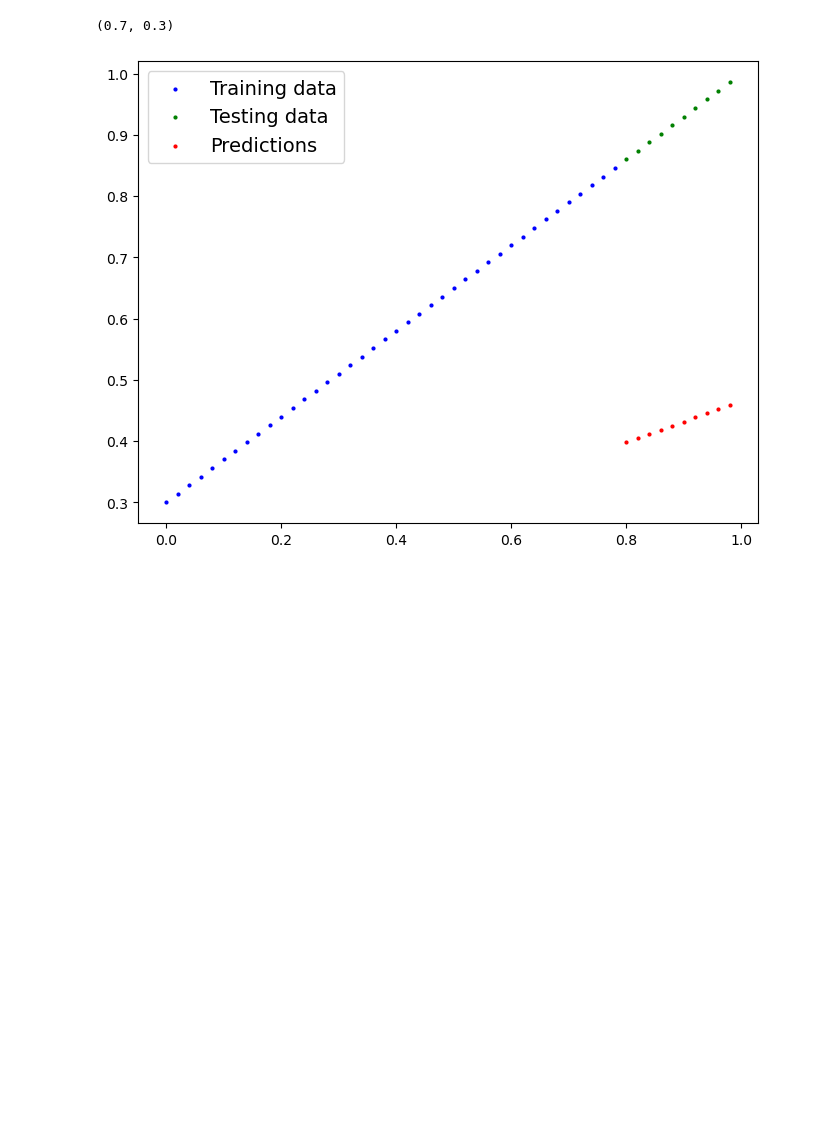
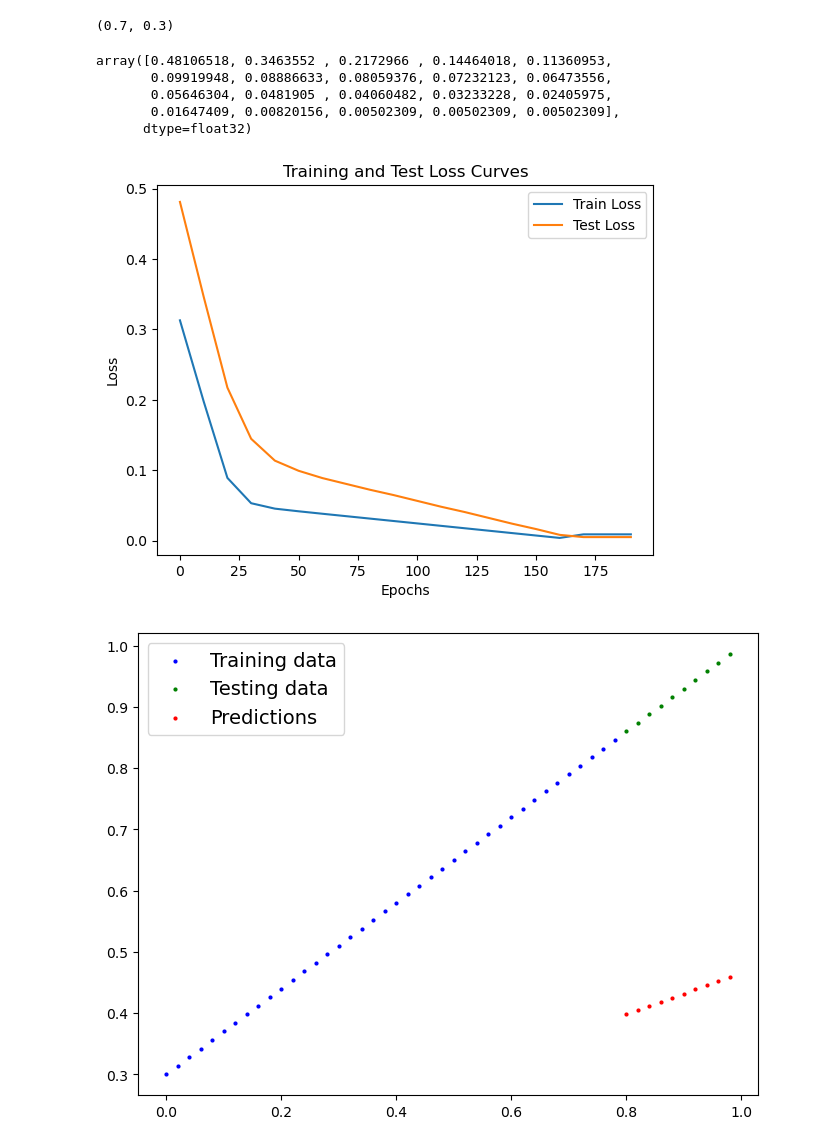
Before and after one commit to aditya040891/learning-pytorch, a Jupyter notebook: 01_pytorch_workflow.ipynb, the cells around one changed output. Drawn from its saved outputs; the diff is of its cells as text; code cells hidden in the pictures; blank space fills up the shorter version.

```diff
--- a/01_pytorch_workflow.ipynb
+++ b/01_pytorch_workflow.ipynb
@@ -440,7 +440,12 @@ AttributeError: __enter__
 # %%
 torch.manual_seed(42)
 # An epoch is one loop through the data ... (this is a hyper parameter because we have set it ourselves)
-epochs = 100
+epochs = 200
+
+# Track different values
+epoch_count = []
+loss_values = []
+test_loss_values = []
 
 ### Training
 # 0. Loop through the data
@@ -476,7 +481,10 @@ for epoch in range(epochs):
 
     # Print out what happened
     if epoch % 10 == 0:
-        print(f"Epoch: {epoch} | Test: {loss} | Test Loss: {test_loss}")
+        epoch_count.append(epoch)
+        loss_values.append(loss)
+        test_loss_values.append(test_loss)
+        print(f"Epoch: {epoch} | Loss: {loss} | Test Loss: {test_loss}")
         # Print out model state_dict()
         print(f"Weight: {model_0.state_dict()['weights'][0]:.3f} Bias: {model_0.state_dict()['bias'][0]:.3f}")
 # %% [output]
@@ -504,3 +514,22 @@ weight, bias # original values
+# %%
+torch.tensor(loss_values).detach().numpy()
+# %% [output]
+array([0.48106518, 0.3463552 , 0.2172966 , 0.14464018, 0.11360953,
+       0.09919948, 0.08886633, 0.08059376, 0.07232123, 0.06473556,
+       0.05646304, 0.0481905 , 0.04060482, 0.03233228, 0.02405975,
+       0.01647409, 0.00820156, 0.00502309, 0.00502309, 0.00502309],
+      dtype=float32)
+# %%
+# Plot the loss curves
+plt.plot(epoch_count, torch.tensor(loss_values).detach().numpy(), label="Train Loss")
+plt.plot(epoch_count, torch.tensor(test_loss_values).detach().numpy(), label="Test Loss")
+plt.title("Training and Test Loss Curves")
+plt.ylabel("Loss")
+plt.xlabel('Epochs')
+plt.legend()
+plt.show()
+# %% [output]
+[figure, added]
 # %%
 with torch.inference_mode():
     y_preds_new = model_0(X_test)
```
Also changed, not shown: parts of 14 cells of this notebook, 1 other file.
